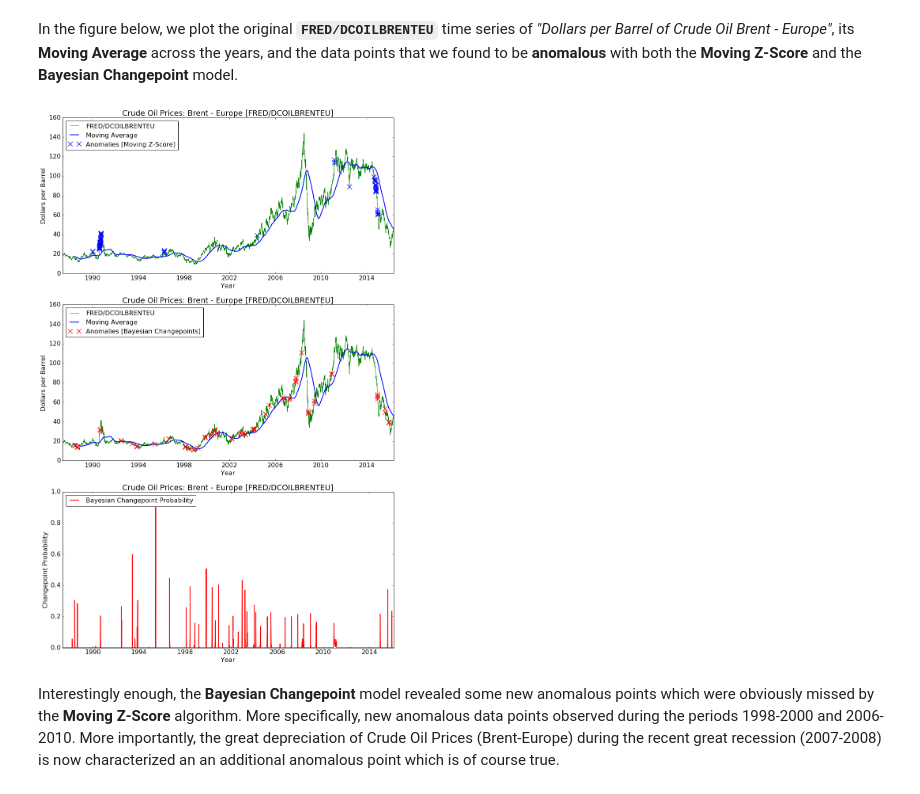
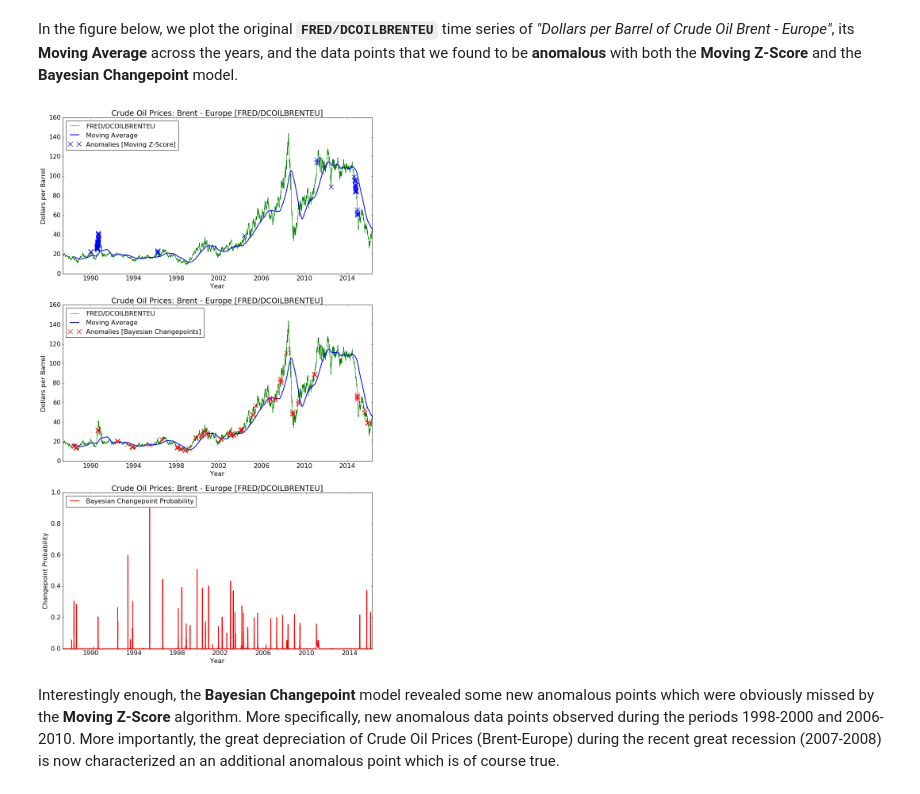
Before and after one commit to tgrammat/ML-Data_Challenges, a Jupyter notebook: Dato-tutorials/anomaly-detection/Anomaly Detection - Demo 2 [Moving Z-Score and Bayesian Changepoint Models].ipynb, the cells around one changed output. Saved outputs shown, nothing was run; the diff lists cells and outputs as text; code cells hidden in the pictures.

```diff
--- a/Dato-tutorials/anomaly-detection/Anomaly Detection - Demo 2 [Moving Z-Score and Bayesian Changepoint Models].ipynb
+++ b/Dato-tutorials/anomaly-detection/Anomaly Detection - Demo 2 [Moving Z-Score and Bayesian Changepoint Models].ipynb
@@ -399,39 +390,39 @@ In the figure below, we plot the original **`FRED/DCOILBRENTEU`** time series of
 # %%
 %matplotlib inline
 
-plt.rcParams['figure.figsize'] = 15, 24
+plt.rcParams['figure.figsize'] = 14, 24
 plt.figure(1)
 
 plt.subplot(3,1,1)
 plt.plot_date(fred_dcoilbrenteu['DATE'], fred_dcoilbrenteu['VALUE'], fmt='g-', tz='utc', label='FRED/DCOILBRENTEU')
 plt.plot_date(scores['DATE'], scores['moving_average'], fmt='b-', tz='utc', lw=2, label='Moving Average')
 plt.xlabel('Year')
 plt.ylabel('Dollars per Barrel')
 plt.title('Crude Oil Prices: Brent - Europe [FRED/DCOILBRENTEU]')
 plt.rcParams.update({'font.size': 16})
 plt.plot(anomalies['DATE'], anomalies['VALUE'], 'bx', markersize=12, markeredgewidth=1.3, label='Anomalies [Moving Z-Score]')
 plt.legend(loc='upper left', prop={'size': 16})
 
 plt.subplot(3,1,2)
 plt.plot_date(fred_dcoilbrenteu['DATE'], fred_dcoilbrenteu['VALUE'], fmt='g-', tz='utc', label='FRED/DCOILBRENTEU')
 plt.plot_date(scores['DATE'], scores['moving_average'], fmt='b-', tz='utc', lw=2, label='Moving Average')
 plt.xlabel('Year')
 plt.ylabel('Dollars per Barrel')
 plt.title('Crude Oil Prices: Brent - Europe [FRED/DCOILBRENTEU]')
 plt.rcParams.update({'font.size': 16})
 plt.plot(changepoints['DATE'], changepoints['VALUE'], 'rx', markersize=12, markeredgewidth=1.3, label='Anomalies [Bayesian Changepoints]')
 plt.legend(loc='upper left', prop={'size': 16})
 
 plt.subplot(3,1,3)
 plt.plot_date(scores2['DATE'], scores2['changepoint_score'], fmt='r-', tz='utc', lw=2, label='Bayesian Changepoint Probability')
 plt.rcParams.update({'font.size': 16})
 plt.xlabel('Year')
 plt.ylabel('Changepoint Probability')
 plt.title('Crude Oil Prices: Brent - Europe [FRED/DCOILBRENTEU]')
 plt.legend(loc='upper left', prop={'size': 16})
 
 plt.show()
 # %% [output]
-[figure, old version]
+[figure, new version]
 # %% [markdown]
 Interestingly enough, the **Bayesian Changepoint** model revealed some new anomalous points which were obviously missed by the **Moving Z-Score** algorithm. More specifically, new anomalous data points observed during the periods 1998-2000 and 2006-2010. More importantly, the great depreciation of Crude Oil Prices (Brent-Europe) during the recent great recession (2007-2008) is now characterized an an additional anomalous point which is of course true.
```
Also changed, not shown: parts of 13 cells of this notebook.
